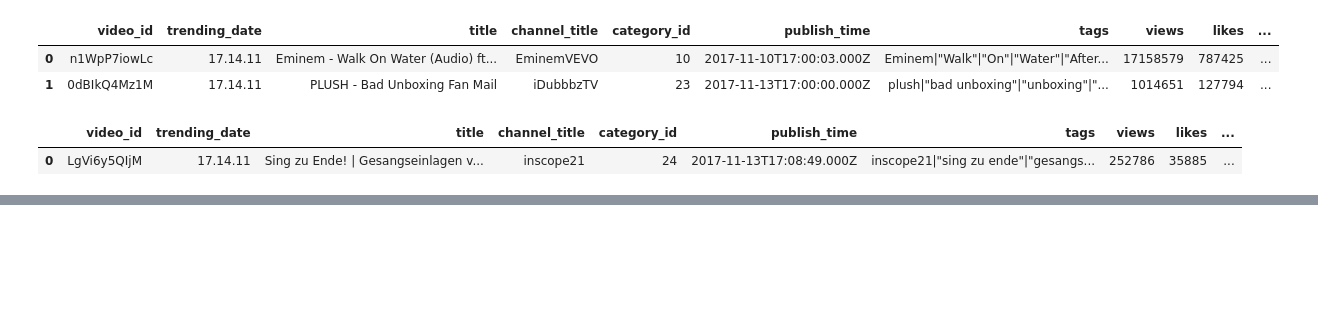
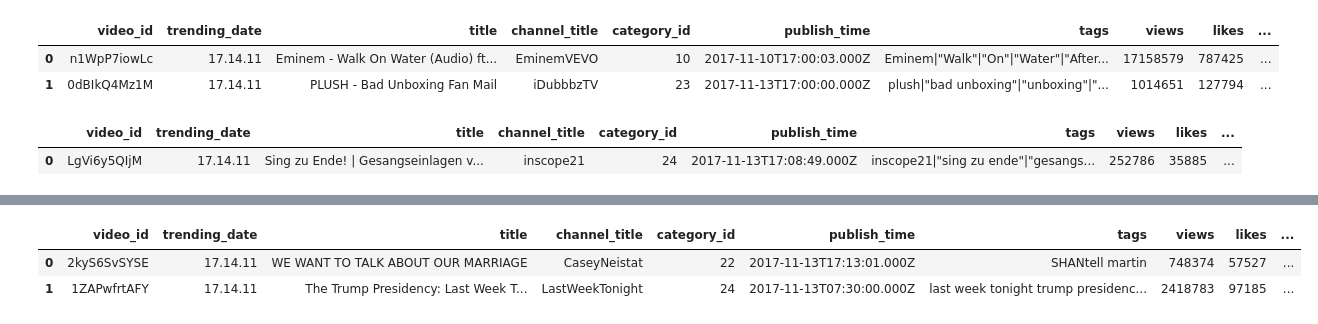
Before and after one commit to sajjadlaghari/focs-fina-project, a Jupyter notebook: youtube_project.ipynb, the cells around one changed output, grey strips where cells are left out. Saved outputs shown, nothing was run; the diff lists cells and outputs as text; code cells hidden in the pictures; blank space fills up the shorter version.

```diff
--- a/youtube_project.ipynb
+++ b/youtube_project.ipynb
@@ -43,2 +72,6 @@ RUvideos.head()
 # %%
-USvideos.head()
+USvideos.head(2)
+# %% [output]
+|  | video_id | trending_date | title | channel_title | category_id | publish_time | tags | views | likes | ... |
+| 0 | 2kyS6SvSYSE | 17.14.11 | WE WANT TO TALK ABOUT OUR MARRIAGE | CaseyNeistat | 22 | 2017-11-13T17:13:01.000Z | SHANtell martin | 748374 | 57527 | ... |
+| 1 | 1ZAPwfrtAFY | 17.14.11 | The Trump Presidency: Last Week T... | LastWeekTonight | 24 | 2017-11-13T07:30:00.000Z | last week tonight trump presidenc... | 2418783 | 97185 | ... |
```
Also changed, not shown: parts of 7 cells of this notebook.
